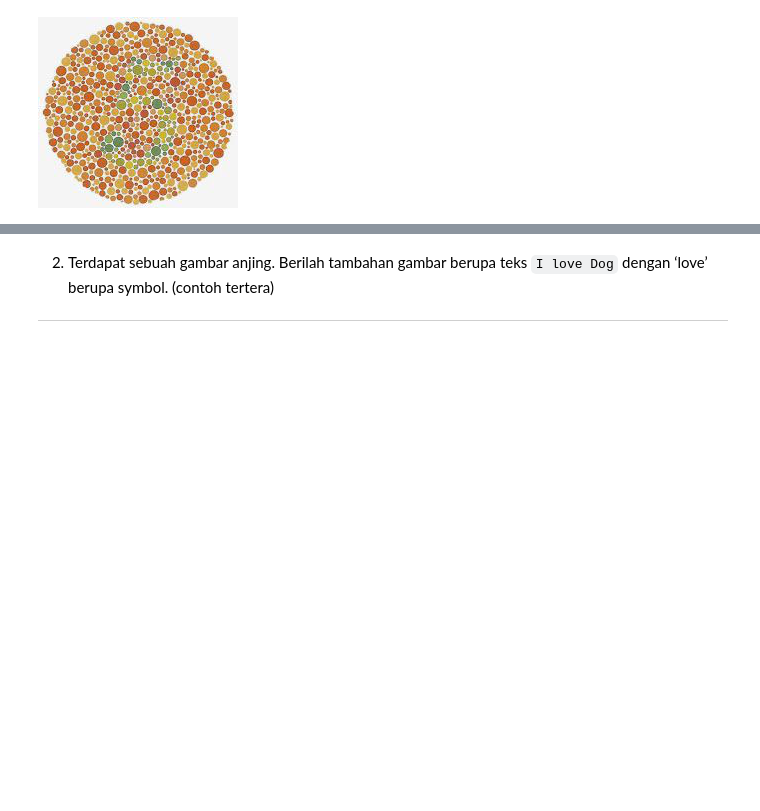
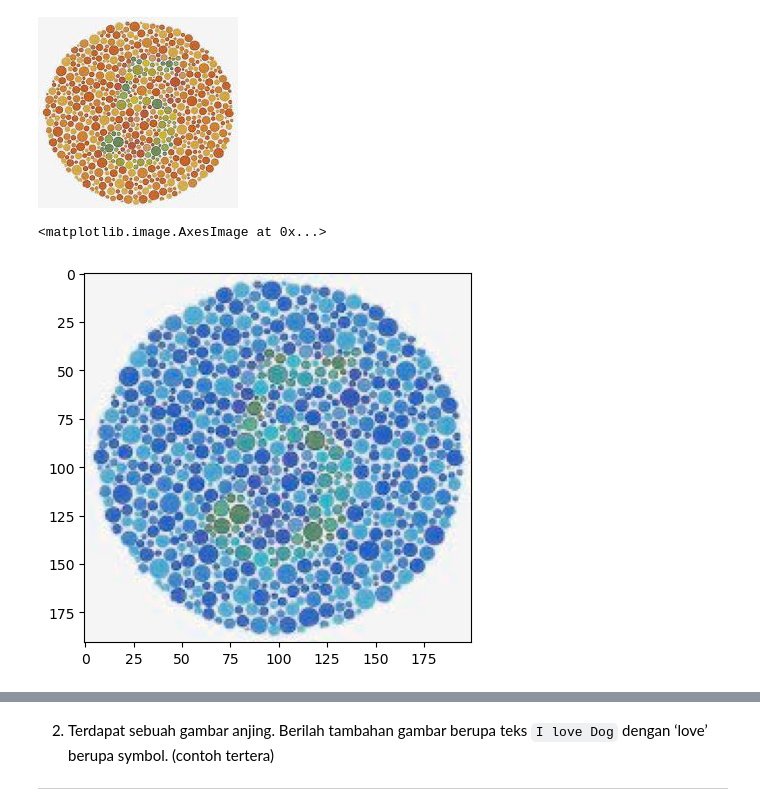
Before and after one commit to Cortana-Coders/AICI-Tasks, a Jupyter notebook: Assigment-Computer-Vision/Muhamad Fadhli Akbar_Cortana_Computer Vision_Tugas01-02.ipynb, the cells around one changed output, grey strips where cells are left out. Drawn from its saved outputs; the diff is of its cells as text; code cells hidden in the pictures; blank space fills up the shorter version.

```diff
--- a/Assigment-Computer-Vision/Muhamad Fadhli Akbar_Cortana_Computer Vision_Tugas01-02.ipynb
+++ b/Assigment-Computer-Vision/Muhamad Fadhli Akbar_Cortana_Computer Vision_Tugas01-02.ipynb
@@ -64,3 +73,9 @@ pic = Image.open('tesbutawarna.jpg')
 pic
 # %% [output]
 [figure]
+# %%
+pic_bgr = cv2.imread('tesbutawarna.jpg')
+plt.imshow(pic_bgr)
+# %% [output]
+<matplotlib.image.AxesImage at 0x...>
+[figure, added]
```
Also changed, not shown: parts of 5 cells of this notebook.
